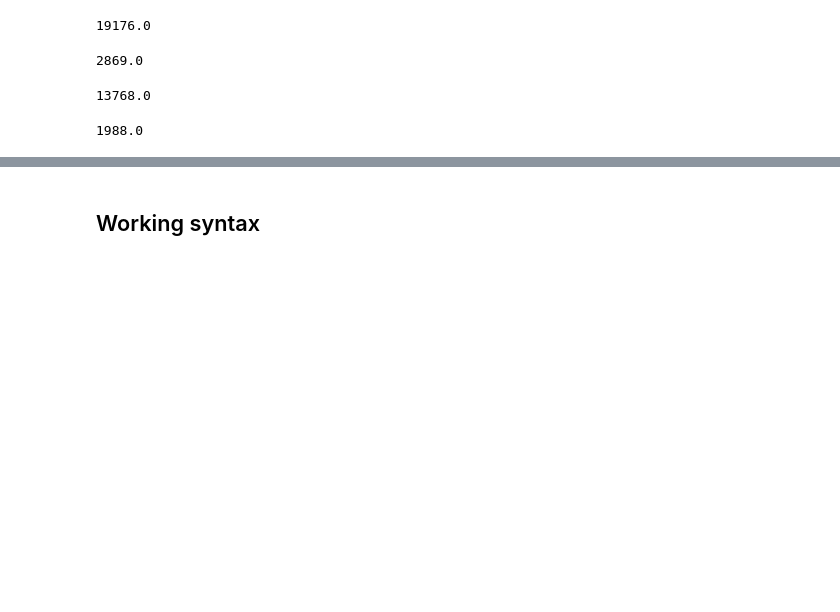
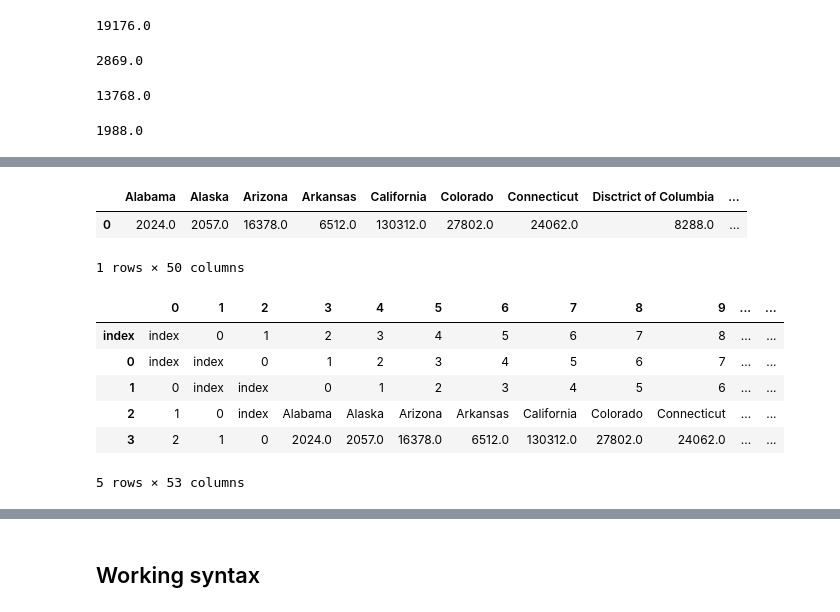
Before and after one commit to Sgant1/Winedemic, a Jupyter notebook: Analysis/Winedemic_Analysis_2020.ipynb, the cells around one changed output, grey strips where cells are left out. Drawn from its saved outputs; the diff is of its cells as text; code cells hidden in the pictures; blank space fills up the shorter version.

```diff
--- a/Analysis/Winedemic_Analysis_2020.ipynb
+++ b/Analysis/Winedemic_Analysis_2020.ipynb
@@ -627,0 +662,70 @@ array(['1/1/20', '1/6/20', '1/13/20', '1/19/20', '12/12/19', '12/23/19',
+# %%
+# Adding a list of values with keys to create a new DataFrame.
+total_bottle_count_by_state = pd.DataFrame(
+          [{"Alabama": Alabama["Item/Bottle Count"].sum(),
+            "Alaska": Alaska["Item/Bottle Count"].sum(),
+            "Arizona": Arizona["Item/Bottle Count"].sum(),
+            "Arkansas": Arkansas["Item/Bottle Count"].sum(),
+            "California": California["Item/Bottle Count"].sum(),
+            "Colorado": Colorado["Item/Bottle Count"].sum(),
+            "Connecticut": Connecticut["Item/Bottle Count"].sum(),
+            "Disctrict of Columbia": DC["Item/Bottle Count"].sum(),
+            "Delaware": Delaware["Item/Bottle Count"].sum(),
+            "Florida": Florida["Item/Bottle Count"].sum(),
+            "Georgia": Georgia["Item/Bottle Count"].sum(),
+            "Hawaii": Hawaii["Item/Bottle Count"].sum(),
+            "Idaho": Idaho["Item/Bottle Count"].sum(),
+            "Illinois": Illinois["Item/Bottle Count"].sum(),
+            "Indiana": Indiana["Item/Bottle Count"].sum(),
+            "Iowa": Iowa["Item/Bottle Count"].sum(),
+            "Kansas": Kansas["Item/Bottle Count"].sum(),
+            "Kentucky": Kentucky["Item/Bottle Count"].sum(),
+            "Louisiana": Louisiana["Item/Bottle Count"].sum(),
+            "Maine": Maine["Item/Bottle Count"].sum(),
+            "Maryland": Maryland["Item/Bottle Count"].sum(),
+            "Massachusetts": Massachusetts["Item/Bottle Count"].sum(),
+            "Michigan": Michigan["Item/Bottle Count"].sum(),
+            "Minnesota": Minnesota["Item/Bottle Count"].sum(),
+            "Mississippi": Mississippi["Item/Bottle Count"].sum(),
+            "Missouri": Missouri["Item/Bottle Count"].sum(),
+            "Montana": Montana["Item/Bottle Count"].sum(),
+            "Nebraska": Nebraska["Item/Bottle Count"].sum(),
+            "Nevada": Nevada["Item/Bottle Count"].sum(),
+            "New Hampshire": New_Hampshire["Item/Bottle Count"].sum(),
+            "New Jersey": New_Jersey["Item/Bottle Count"].sum(),
+            "New Mexico": New_Mexico["Item/Bottle Count"].sum(),
+            "New York": New_York["Item/Bottle Count"].sum(),
+            "North Carolina": North_Carolina["Item/Bottle Count"].sum(),
+            "North Dakota": North_Dakota["Item/Bottle Count"].sum(),
+            "Ohio": Ohio["Item/Bottle Count"].sum(),
+            "Oklahoma": Oklahoma["Item/Bottle Count"].sum(),
+            "Oregon": Oregon["Item/Bottle Count"].sum(),
+            "Pennsylvania": Pennsylvania["Item/Bottle Count"].sum(),
+            "Rhode Island": Rhode_Island["Item/Bottle Count"].sum(),
+            "South Carolina": South_Carolina["Item/Bottle Count"].sum(),
+            "South Dakota": South_Dakota["Item/Bottle Count"].sum(),
+            "Tennessee": Tennessee["Item/Bottle Count"].sum(),
+            "Texas": Texas["Item/Bottle Count"].sum(),
+            "Utah": Utah["Item/Bottle Count"].sum(),
+            "Vermont": Vermont["Item/Bottle Count"].sum(),
+            "Washington": Washington["Item/Bottle Count"].sum(),
+            "West Virginia": West_Virginia["Item/Bottle Count"].sum(),
+            "Wisconsin": Wisconsin["Item/Bottle Count"].sum(),
+            "Wyoming": Wyoming["Item/Bottle Count"].sum()
+           }])
+total_bottle_count_by_state
+# %% [output]
+|  | Alabama | Alaska | Arizona | Arkansas | California | Colorado | Connecticut | Disctrict of Columbia | ... |
+| 0 | 2024.0 | 2057.0 | 16378.0 | 6512.0 | 130312.0 | 27802.0 | 24062.0 | 8288.0 | ... |
+1 rows × 50 columns
+# %%
+total_bottle_count_by_stateT = total_bottle_count_by_state.T
+total_bottle_count_by_stateT
+# %% [output]
+|  | 0 | 1 | 2 | 3 | 4 | 5 | 6 | 7 | 8 | 9 | ... | ... |
+| index | index | 0 | 1 | 2 | 3 | 4 | 5 | 6 | 7 | 8 | ... | ... |
+| 0 | index | index | 0 | 1 | 2 | 3 | 4 | 5 | 6 | 7 | ... | ... |
+| 1 | 0 | index | index | 0 | 1 | 2 | 3 | 4 | 5 | 6 | ... | ... |
+| 2 | 1 | 0 | index | Alabama | Alaska | Arizona | Arkansas | California | Colorado | Connecticut | ... | ... |
+| 3 | 2 | 1 | 0 | 2024.0 | 2057.0 | 16378.0 | 6512.0 | 130312.0 | 27802.0 | 24062.0 | ... | ... |
+5 rows × 53 columns
```
Also changed, not shown: parts of 30 cells of this notebook, 6 other files.
